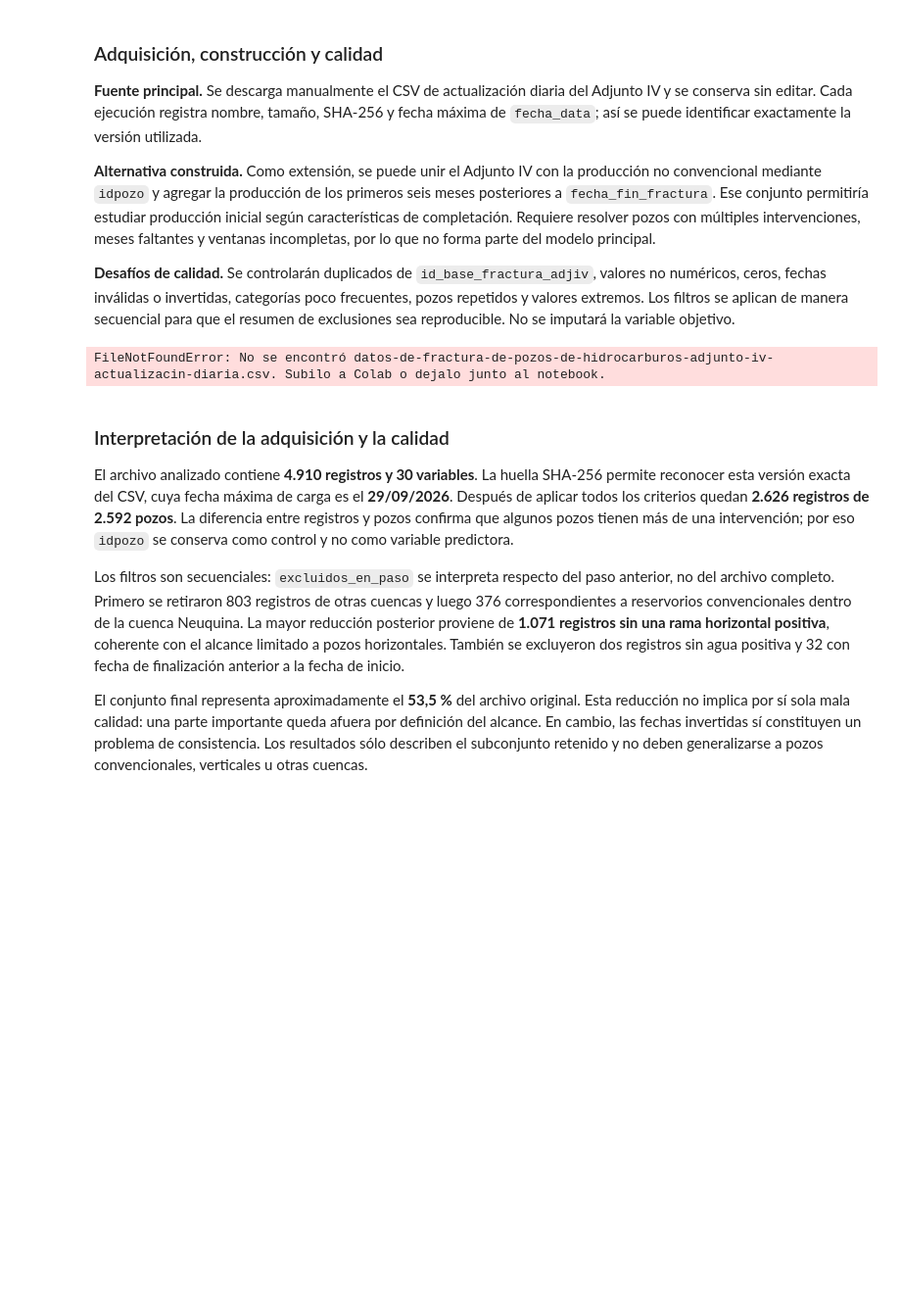
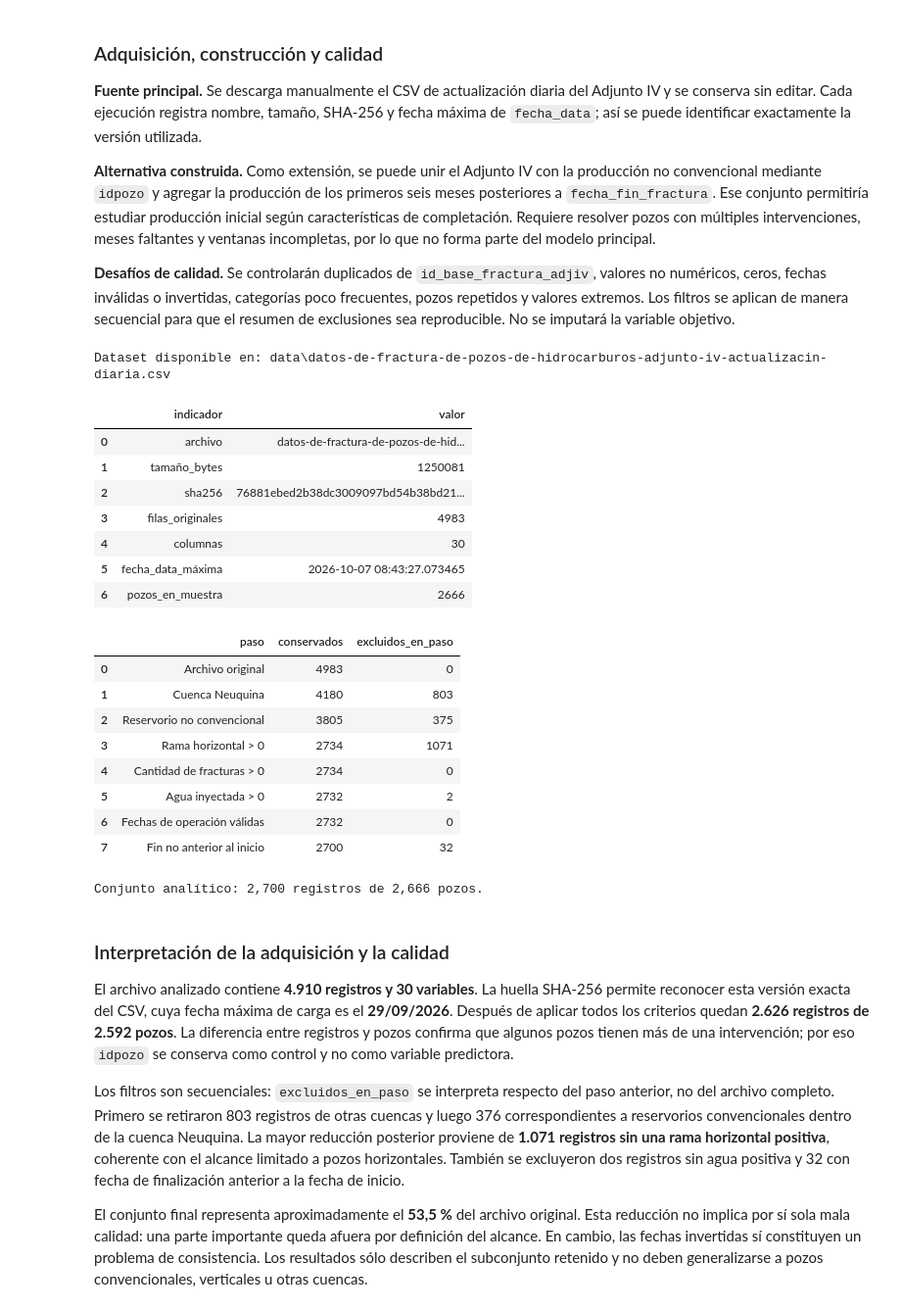
Before and after one commit to 1Claure/Ingenieria_De_Software, a Jupyter notebook: G10_IdS_Fracturas_de_pozos_agua.ipynb, the cells around one changed output. Shown at 98% size. Cells and saved outputs as stored; diff of their text form; code cells hidden in the pictures; blank space fills up the shorter version.

Commit message:
Hice que funcione en vscode y en colab tambien

```diff
--- a/G10_IdS_Fracturas_de_pozos_agua.ipynb
+++ b/G10_IdS_Fracturas_de_pozos_agua.ipynb
@@ -167,19 +168,36 @@ import pandas as pd
 import seaborn as sns
 from IPython.display import display  # ty: ignore[unresolved-import]
 # %%
+# @title Obtener el dataset en Colab/repositorio
+
 dataset_url = "http://datos.energia.gob.ar/dataset/71fa2e84-0316-4a1b-af68-7f35e41f58d7/resource/2280ad92-6ed3-403e-a095-50139863ab0d/download/datos-de-fractura-de-pozos-de-hidrocarburos-adjunto-iv-actualizacin-diaria.csv"
-dataset_repo_path = Path("data") / "datos-de-fractura-de-pozos-de-hidrocarburos-adjunto-iv-actualizacin-diaria.csv"
+
+NOMBRE_ARCHIVO = "datos-de-fractura-de-pozos-de-hidrocarburos-adjunto-iv-actualizacin-diaria.csv"
+
+dataset_repo_path = Path("data") / NOMBRE_ARCHIVO
+dataset_colab_path = Path("/content/data") / NOMBRE_ARCHIVO
+
+if dataset_repo_path.exists():
+	DATA_PATH = dataset_repo_path
+elif dataset_colab_path.exists():
+	DATA_PATH = dataset_colab_path
+else:
+	dataset_repo_path.parent.mkdir(parents=True, exist_ok=True)
+	urlretrieve(dataset_url, dataset_repo_path)
+	DATA_PATH = dataset_repo_path
+
+print(f"Dataset disponible en: {DATA_PATH}")
+# %% [output]
+Dataset disponible en: data\datos-de-fractura-de-pozos-de-hidrocarburos-adjunto-iv-actualizacin-diaria.csv
+# %%
+# @title Carga de dataframe
+
+df_raw = pd.read_csv(DATA_PATH)
 # %%
 sns.set_theme(style="whitegrid")
 pd.set_option("display.max_columns", 50)
 
-NOMBRE_ARCHIVO = "datos-de-fractura-de-pozos-de-hidrocarburos-adjunto-iv-actualizacin-diaria.csv"
-candidatos = [Path("/") / NOMBRE_ARCHIVO, Path("/content") / NOMBRE_ARCHIVO, Path(NOMBRE_ARCHIVO), Path("/home/zapphire/Descargas") / NOMBRE_ARCHIVO]
-DATA_PATH = next((p for p in candidatos if p.exists()), None)
-if DATA_PATH is None:
-	raise FileNotFoundError(f"No se encontró {NOMBRE_ARCHIVO}. Subilo a Colab o dejalo junto al notebook.")
 
-df_raw = pd.read_csv(DATA_PATH, low_memory=False)
 sha256 = hashlib.sha256(DATA_PATH.read_bytes()).hexdigest()
 
 columnas_numericas = [
@@ -214,34 +232,51 @@ pasos.append({"paso": "Archivo original", "conservados": len(df), "excluidos_en_
 aplicar_filtro("Cuenca Neuquina", df["cuenca"].eq("NEUQUINA"))
 aplicar_filtro("Reservorio no convencional", df["tipo_reservorio"].eq("NO CONVENCIONAL"))
 aplicar_filtro("Rama horizontal > 0", df["longitud_rama_horizontal_m"].gt(0))
 aplicar_filtro("Cantidad de fracturas > 0", df["cantidad_fracturas"].gt(0))
 aplicar_filtro("Agua inyectada > 0", df["agua_inyectada_m3"].gt(0))
 aplicar_filtro("Fechas de operación válidas", df[["fecha_inicio_fractura", "fecha_fin_fractura"]].notna().all(axis=1))
 aplicar_filtro("Fin no anterior al inicio", df["fecha_fin_fractura"].ge(df["fecha_inicio_fractura"]))
 
 duplicados_id = int(df["id_base_fractura_adjiv"].duplicated().sum())
 if duplicados_id:
 	raise ValueError(f"Hay {duplicados_id} identificadores de fractura duplicados; deben revisarse.")
 
 perfil_fuente = pd.DataFrame(
 	{
 		"indicador": ["archivo", "tamaño_bytes", "sha256", "filas_originales", "columnas", "fecha_data_máxima", "pozos_en_muestra"],
 		"valor": [
 			DATA_PATH.name,
 			DATA_PATH.stat().st_size,
 			sha256,
 			len(df_raw),
 			df_raw.shape[1],
 			df_raw["fecha_data"].pipe(pd.to_datetime, errors="coerce").max(),
 			df["idpozo"].nunique(),
 		],
 	}
 )
 display(perfil_fuente)
 display(pd.DataFrame(pasos))
 print(f"Conjunto analítico: {len(df):,} registros de {df['idpozo'].nunique():,} pozos.")
 # %% [output]
+|  | indicador | valor |
+| 0 | archivo | datos-de-fractura-de-pozos-de-hid... |
+| 1 | tamaño_bytes | 1250081 |
+| 2 | sha256 | 76881ebed2b38dc3009097bd54b38bd21... |
+| 3 | filas_originales | 4983 |
+| 4 | columnas | 30 |
+| 5 | fecha_data_máxima | 2026-10-07 08:43:27.073465 |
+| 6 | pozos_en_muestra | 2666 |
+|  | paso | conservados | excluidos_en_paso |
+| 0 | Archivo original | 4983 | 0 |
+| 1 | Cuenca Neuquina | 4180 | 803 |
+| 2 | Reservorio no convencional | 3805 | 375 |
+| 3 | Rama horizontal > 0 | 2734 | 1071 |
+| 4 | Cantidad de fracturas > 0 | 2734 | 0 |
+| 5 | Agua inyectada > 0 | 2732 | 2 |
+| 6 | Fechas de operación válidas | 2732 | 0 |
+| 7 | Fin no anterior al inicio | 2700 | 32 |
-FileNotFoundError: No se encontró datos-de-fractura-de-pozos-de-hidrocarburos-adjunto-iv-actualizacin-diaria.csv. Subilo a Colab o dejalo junto al notebook.
+Conjunto analítico: 2,700 registros de 2,666 pozos.
 # %% [markdown]
 ### Interpretación de la adquisición y la calidad
 
```
Also changed, not shown: parts of 4 cells of this notebook.
